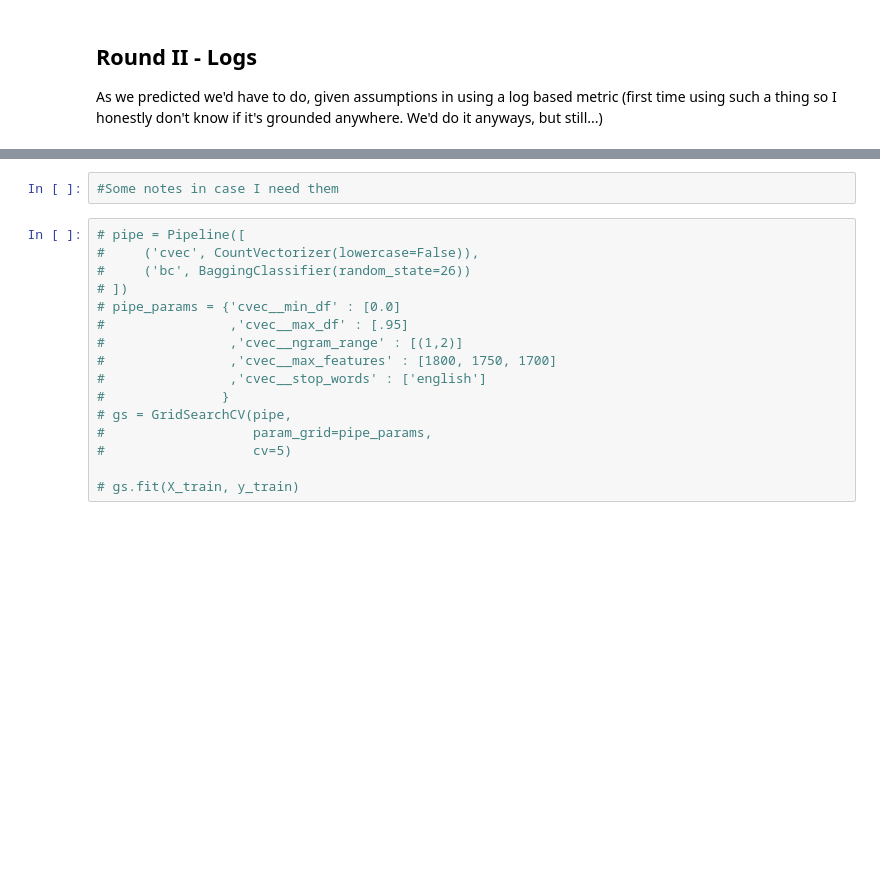
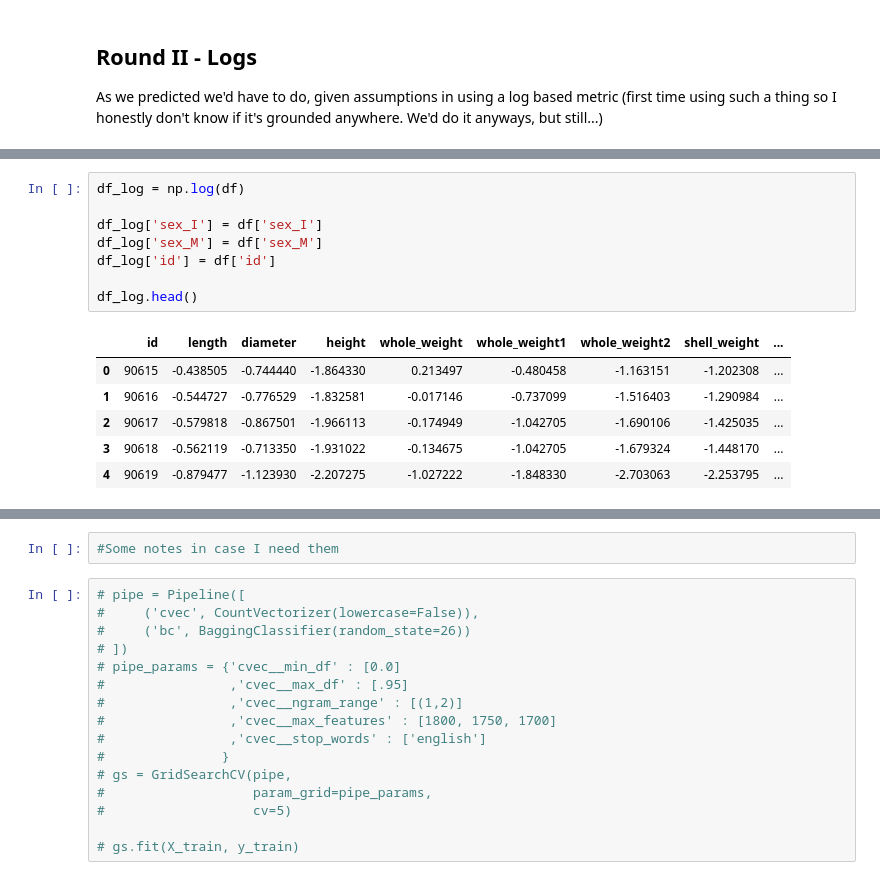
Before and after one commit to bwolff26/abalone_regression, a Jupyter notebook: code/modeling_i.ipynb, the cells around one changed output, grey strips where cells are left out. Cells and saved outputs as stored; diff of their text form; blank space fills up the shorter version.

```diff
--- a/code/modeling_i.ipynb
+++ b/code/modeling_i.ipynb
@@ -429,0 +535,15 @@ As we predicted we'd have to do, given assumptions in using a log based metric (
+# %%
+df_log = np.log(df)
+
+df_log['sex_I'] = df['sex_I']
+df_log['sex_M'] = df['sex_M']
+df_log['id'] = df['id']
+
+df_log.head()
+# %% [output]
+|  | id | length | diameter | height | whole_weight | whole_weight1 | whole_weight2 | shell_weight | ... |
+| 0 | 90615 | -0.438505 | -0.744440 | -1.864330 | 0.213497 | -0.480458 | -1.163151 | -1.202308 | ... |
+| 1 | 90616 | -0.544727 | -0.776529 | -1.832581 | -0.017146 | -0.737099 | -1.516403 | -1.290984 | ... |
+| 2 | 90617 | -0.579818 | -0.867501 | -1.966113 | -0.174949 | -1.042705 | -1.690106 | -1.425035 | ... |
+| 3 | 90618 | -0.562119 | -0.713350 | -1.931022 | -0.134675 | -1.042705 | -1.679324 | -1.448170 | ... |
+| 4 | 90619 | -0.879477 | -1.123930 | -2.207275 | -1.027222 | -1.848330 | -2.703063 | -2.253795 | ... |
```
Also changed, not shown: parts of 26 cells of this notebook, 1 other file.
